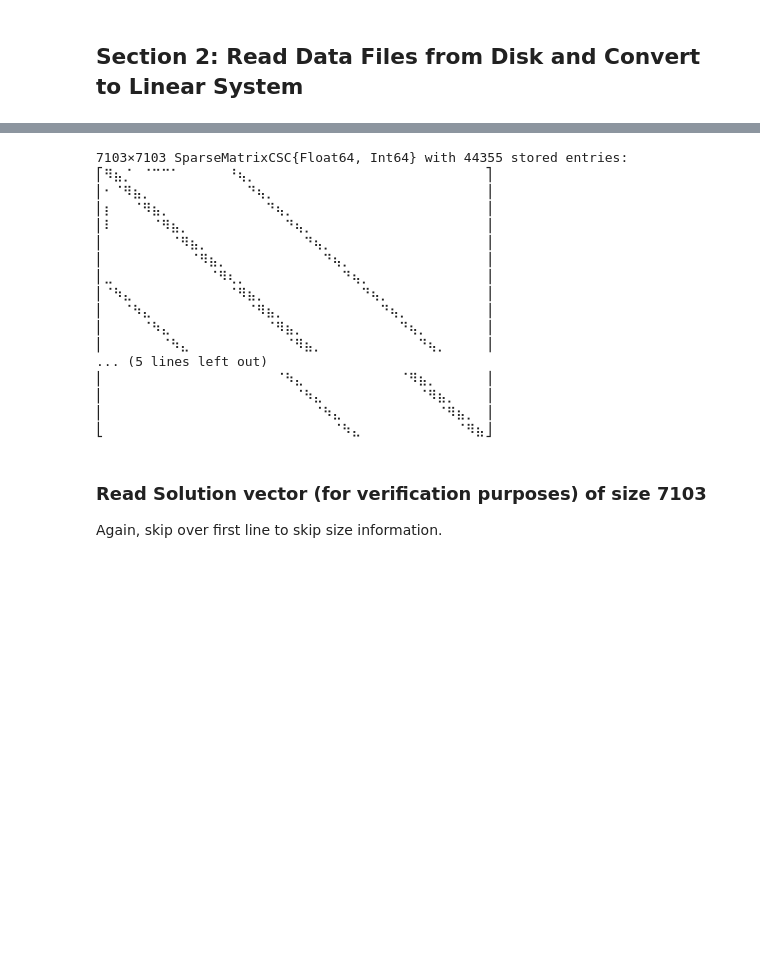
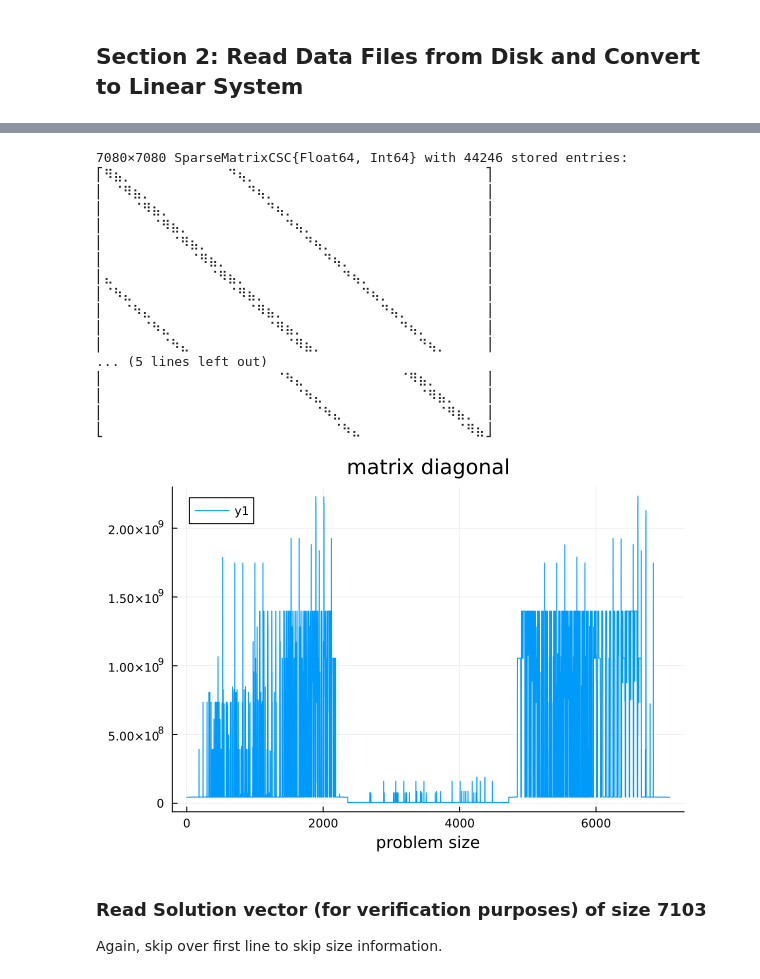
Before and after one commit to ziolai/finite_element_electrical_engineering, a Jupyter notebook: project-based-assignment/linear-solve/readme.ipynb, the cells around one changed output, grey strips where cells are left out. Saved outputs shown, nothing was run; the diff lists cells and outputs as text; code cells hidden in the pictures; blank space fills up the shorter version.

```diff
--- a/project-based-assignment/linear-solve/readme.ipynb
+++ b/project-based-assignment/linear-solve/readme.ipynb
@@ -24,7 +27,7 @@ b = readdlm(file, Float64, skipstart=1);
 1. ja is an integer vector of size 44355. ja contains the column index of the non-zero entries;
 1. a is a float vector of size 44355. a contains matrix entries.
 # %%
-n = 7103
+n = 7080
 file = open("ia.dat", "r")
 ia = readdlm(file, Int64, skipstart=1);
 ia = reduce(vcat,ia)
@@ -37,14 +40,14 @@ a = reduce(vcat,a);
 # %%
 A = SparseMatrixCSC(n,n,ia,ja,a)
 # %% [output]
-7103×7103 SparseMatrixCSC{Float64, Int64} with 44355 stored entries:
-⎡⠻⣦⡈⠀⠈⠉⠉⠁⠀⠀⠀⠀⠀⠘⢦⡀⠀⠀⠀⠀⠀⠀⠀⠀⠀⠀⠀⠀⠀⠀⠀⠀⠀⠀⠀⠀⠀⠀⠀⠀⎤
-⎢⠂⠈⠻⣦⡀⠀⠀⠀⠀⠀⠀⠀⠀⠀⠀⠙⢦⡀⠀⠀⠀⠀⠀⠀⠀⠀⠀⠀⠀⠀⠀⠀⠀⠀⠀⠀⠀⠀⠀⠀⎥
-⎢⡆⠀⠀⠈⠻⣦⡀⠀⠀⠀⠀⠀⠀⠀⠀⠀⠀⠙⢦⡀⠀⠀⠀⠀⠀⠀⠀⠀⠀⠀⠀⠀⠀⠀⠀⠀⠀⠀⠀⠀⎥
-⎢⠇⠀⠀⠀⠀⠈⠻⣦⡀⠀⠀⠀⠀⠀⠀⠀⠀⠀⠀⠙⢦⡀⠀⠀⠀⠀⠀⠀⠀⠀⠀⠀⠀⠀⠀⠀⠀⠀⠀⠀⎥
+7080×7080 SparseMatrixCSC{Float64, Int64} with 44246 stored entries:
+⎡⠻⣦⡀⠀⠀⠀⠀⠀⠀⠀⠀⠀⠀⠙⢦⡀⠀⠀⠀⠀⠀⠀⠀⠀⠀⠀⠀⠀⠀⠀⠀⠀⠀⠀⠀⠀⠀⠀⠀⠀⎤
+⎢⠀⠈⠻⣦⡀⠀⠀⠀⠀⠀⠀⠀⠀⠀⠀⠙⢦⡀⠀⠀⠀⠀⠀⠀⠀⠀⠀⠀⠀⠀⠀⠀⠀⠀⠀⠀⠀⠀⠀⠀⎥
+⎢⠀⠀⠀⠈⠻⣦⡀⠀⠀⠀⠀⠀⠀⠀⠀⠀⠀⠙⢦⡀⠀⠀⠀⠀⠀⠀⠀⠀⠀⠀⠀⠀⠀⠀⠀⠀⠀⠀⠀⠀⎥
+⎢⠀⠀⠀⠀⠀⠈⠻⣦⡀⠀⠀⠀⠀⠀⠀⠀⠀⠀⠀⠙⢦⡀⠀⠀⠀⠀⠀⠀⠀⠀⠀⠀⠀⠀⠀⠀⠀⠀⠀⠀⎥
 ⎢⠀⠀⠀⠀⠀⠀⠀⠈⠻⣦⡀⠀⠀⠀⠀⠀⠀⠀⠀⠀⠀⠙⢦⡀⠀⠀⠀⠀⠀⠀⠀⠀⠀⠀⠀⠀⠀⠀⠀⠀⎥
 ⎢⠀⠀⠀⠀⠀⠀⠀⠀⠀⠈⠻⣦⡀⠀⠀⠀⠀⠀⠀⠀⠀⠀⠀⠙⢦⡀⠀⠀⠀⠀⠀⠀⠀⠀⠀⠀⠀⠀⠀⠀⎥
-⎢⣀⠀⠀⠀⠀⠀⠀⠀⠀⠀⠀⠈⠻⢆⡀⠀⠀⠀⠀⠀⠀⠀⠀⠀⠀⠙⢦⡀⠀⠀⠀⠀⠀⠀⠀⠀⠀⠀⠀⠀⎥
+⎢⣄⠀⠀⠀⠀⠀⠀⠀⠀⠀⠀⠈⠻⣦⡀⠀⠀⠀⠀⠀⠀⠀⠀⠀⠀⠙⢦⡀⠀⠀⠀⠀⠀⠀⠀⠀⠀⠀⠀⠀⎥
 ⎢⠈⠳⣄⠀⠀⠀⠀⠀⠀⠀⠀⠀⠀⠈⠻⣦⡀⠀⠀⠀⠀⠀⠀⠀⠀⠀⠀⠙⢦⡀⠀⠀⠀⠀⠀⠀⠀⠀⠀⠀⎥
 ⎢⠀⠀⠈⠳⣄⠀⠀⠀⠀⠀⠀⠀⠀⠀⠀⠈⠻⣦⡀⠀⠀⠀⠀⠀⠀⠀⠀⠀⠀⠙⢦⡀⠀⠀⠀⠀⠀⠀⠀⠀⎥
 ⎢⠀⠀⠀⠀⠈⠳⣄⠀⠀⠀⠀⠀⠀⠀⠀⠀⠀⠈⠻⣦⡀⠀⠀⠀⠀⠀⠀⠀⠀⠀⠀⠙⢦⡀⠀⠀⠀⠀⠀⠀⎥
@@ -54,6 +57,11 @@ A = SparseMatrixCSC(n,n,ia,ja,a)
 ⎢⠀⠀⠀⠀⠀⠀⠀⠀⠀⠀⠀⠀⠀⠀⠀⠀⠀⠀⠀⠀⠈⠳⣄⠀⠀⠀⠀⠀⠀⠀⠀⠀⠀⠈⠻⣦⡀⠀⠀⠀⎥
 ⎢⠀⠀⠀⠀⠀⠀⠀⠀⠀⠀⠀⠀⠀⠀⠀⠀⠀⠀⠀⠀⠀⠀⠈⠳⣄⠀⠀⠀⠀⠀⠀⠀⠀⠀⠀⠈⠻⣦⡀⠀⎥
 ⎣⠀⠀⠀⠀⠀⠀⠀⠀⠀⠀⠀⠀⠀⠀⠀⠀⠀⠀⠀⠀⠀⠀⠀⠀⠈⠳⣄⠀⠀⠀⠀⠀⠀⠀⠀⠀⠀⠈⠻⣦⎦
+# %%
+diagvals = [A[i,i] for i = 1:n]
+plot(diagvals,xlabel="problem size", title="matrix diagonal")
+# %% [output]
+[figure, added]
 # %% [markdown]
 ### Read Solution vector (for verification purposes) of size 7103
 Again, skip over first line to skip size information.
```
Also changed, not shown: parts of 8 cells of this notebook.
